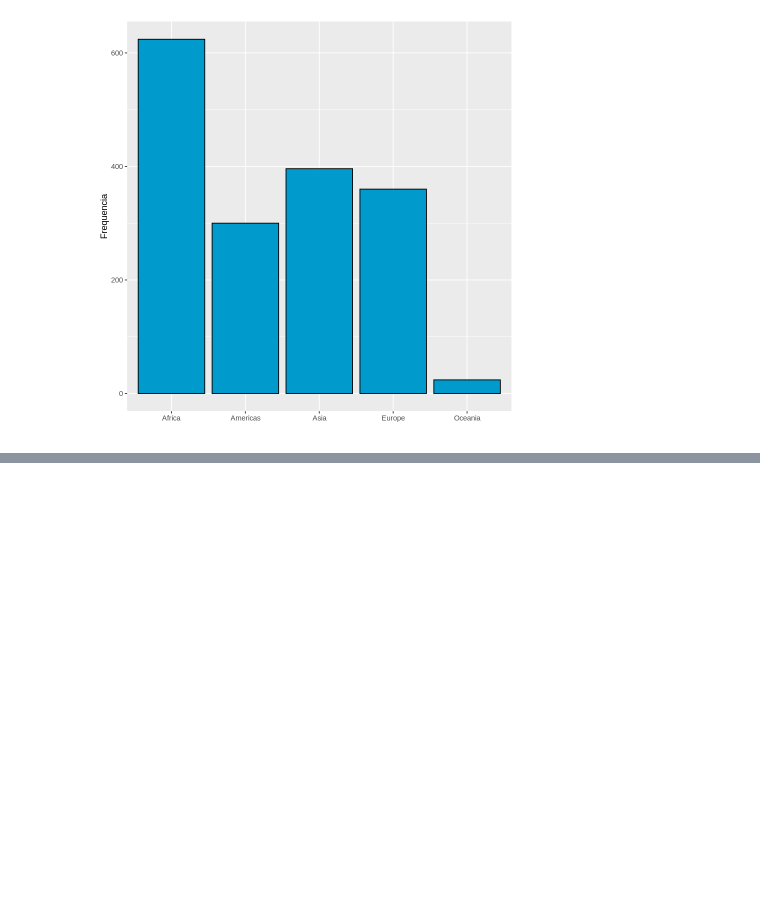
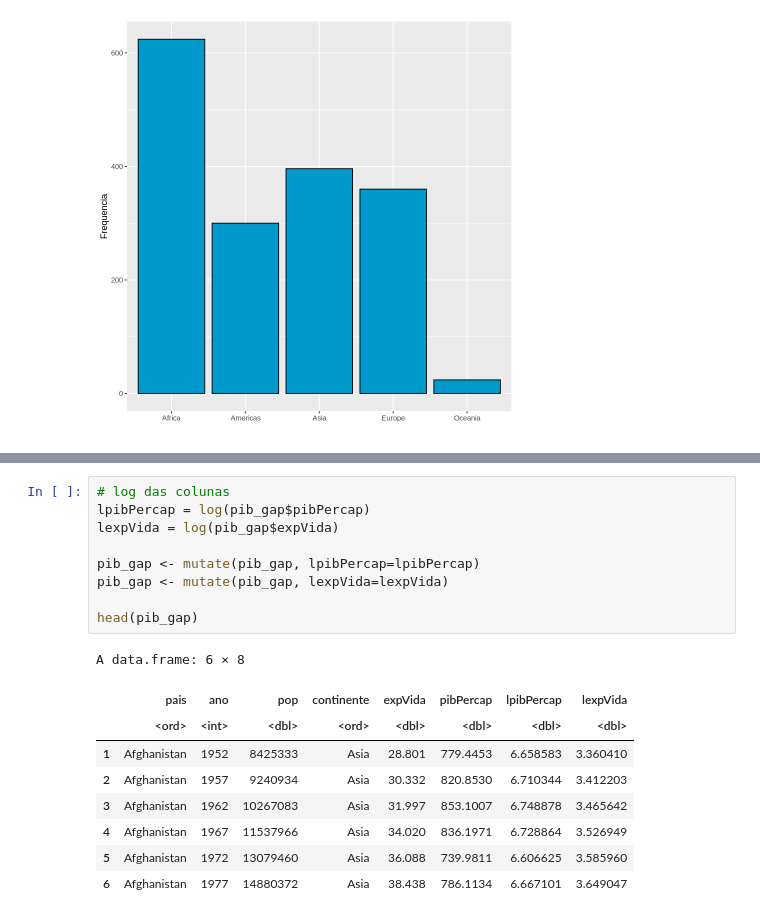
Before and after one commit to BrunaKrasotaMatos/An-liseEstat-stica, a Jupyter notebook: Trilha4/Trilha4.ipynb, the cells around one changed output, grey strips where cells are left out. Drawn from its saved outputs; the diff is of its cells as text; blank space fills up the shorter version.

```diff
--- a/Trilha4/Trilha4.ipynb
+++ b/Trilha4/Trilha4.ipynb
@@ -318,0 +318,19 @@ Warning message:
+# %%
+# log das colunas
+lpibPercap = log(pib_gap$pibPercap)
+lexpVida = log(pib_gap$expVida)
+
+pib_gap <- mutate(pib_gap, lpibPercap=lpibPercap)
+pib_gap <- mutate(pib_gap, lexpVida=lexpVida)
+
+head(pib_gap)
+# %% [output]
+A data.frame: 6 × 8
+|  | pais | ano | pop | continente | expVida | pibPercap | lpibPercap | lexpVida |
+|  | <ord> | <int> | <dbl> | <ord> | <dbl> | <dbl> | <dbl> | <dbl> |
+| 1 | Afghanistan | 1952 | 8425333 | Asia | 28.801 | 779.4453 | 6.658583 | 3.360410 |
+| 2 | Afghanistan | 1957 | 9240934 | Asia | 30.332 | 820.8530 | 6.710344 | 3.412203 |
+| 3 | Afghanistan | 1962 | 10267083 | Asia | 31.997 | 853.1007 | 6.748878 | 3.465642 |
+| 4 | Afghanistan | 1967 | 11537966 | Asia | 34.020 | 836.1971 | 6.728864 | 3.526949 |
+| 5 | Afghanistan | 1972 | 13079460 | Asia | 36.088 | 739.9811 | 6.606625 | 3.585960 |
+| 6 | Afghanistan | 1977 | 14880372 | Asia | 38.438 | 786.1134 | 6.667101 | 3.649047 |
```
Also changed, not shown: parts of 2 cells of this notebook.
